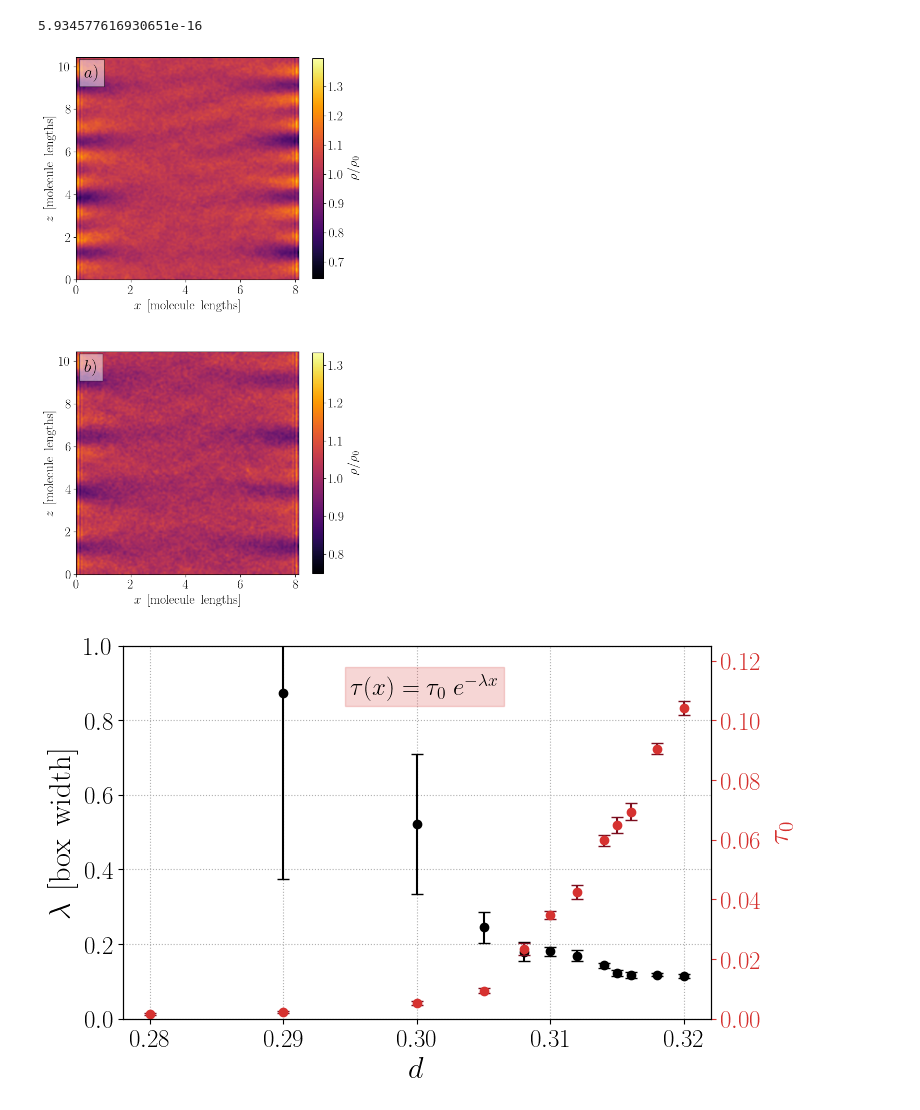
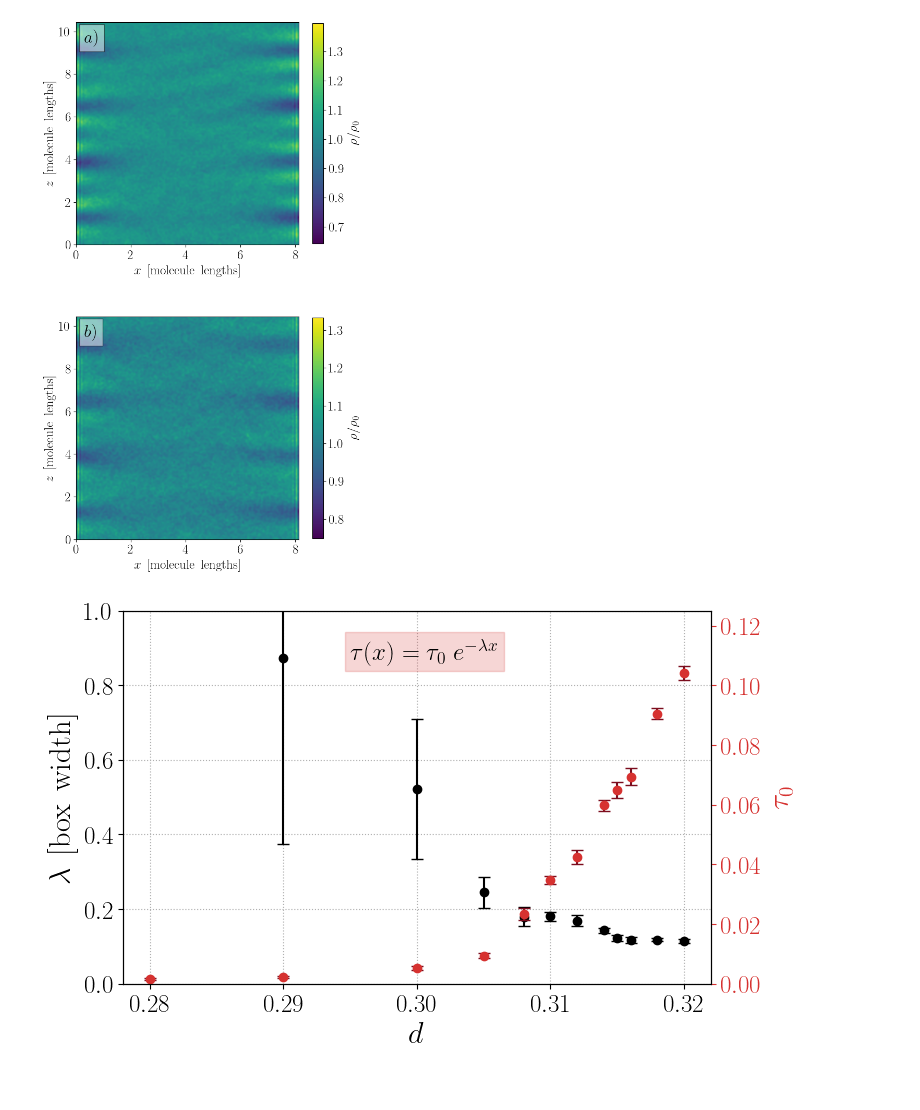
Before and after one commit to smdrzazga/LAMMPS, a Jupyter notebook: plot_printer.ipynb, the cells around one changed output. Drawn from its saved outputs; the diff is of its cells as text; code cells hidden in the pictures.

```diff
--- a/plot_printer.ipynb
+++ b/plot_printer.ipynb
@@ -20,41 +20,32 @@ paths = {
     "example": desktop + r"\LAMMPS_matrices\centers_matrices\centers_screen_bulk_6k_0.32.txt",
     "test": desktop + r"\test.png"
     }
-# %%
-import numpy as np
-
-r = np.power(2, 1/6)
-f = 6*(r**6 - 2) / (r**13)
-
-print(f)
-# %% [output]
-5.934577616930651e-16
 # %%
 # heatmap centers 2z
 # file = paths["matrices_centers"] + "\centers_screen_bulk_6k_0.32.txt"
-file1 = paths["matrices"] + "\centers_screen_bulk_double_z_0.32.txt"
-file2 = paths["matrices"] + "\centers_screen_bulk_double_z_0.312.txt"
-target = paths["images"] + "\centers_double_z.png"
+file1 = paths["matrices_centers"] + "\centers_screen_bulk_double_z_0.32.txt"
+file2 = paths["matrices_centers"] + "\centers_screen_bulk_double_z_0.312.txt"
+# target = paths["images"] + "\centers_double_z.png"
 
 options = {'xlabel': r"$x\:\:[\mathrm{molecule\:\:lengths}]$",
            'ylabel': r"$z\:\:[\mathrm{molecule\:\:lengths}]$",
            'extent': [0, 70/8.62, 0, 90/8.62], 'aspect': 70/90,
-           'cmap': 'inferno', 'cbarlabel': r'$\rho / \rho_0$',
+           'cmap': 'viridis', 'cbarlabel': r'$\rho / \rho_0$',
            'cbarticks': np.arange(0.7, 1.3, 0.1), 'cbarshrink': 0.75}
 
 fig, ax = plt.subplots(2, 1, figsize=(6.6, 12))
 ax[0] = bp.HeatmapPlotter(file1, '', plot_attr=options).plot(fig, ax[0], normalize=True, show=False)
 ax[0].text(0.3, 9.5, r'$a)$', fontsize=24, bbox={'pad': 7, 'alpha': 0.5, 'facecolor': 'white'})
 
 
 options["cbarticks"] = np.arange(0.8, 1.4, 0.1)
 ax[1] = bp.HeatmapPlotter(file2, '', plot_attr=options).plot(fig, ax[1], normalize=True, show=False)
 ax[1].text(0.3, 9.5, r'$b)$', fontsize=24, bbox={'pad': 7, 'alpha': 0.5, 'facecolor': 'white'})
 
-# plt.show()
-plt.savefig(target, dpi=300)
+plt.show()
+# plt.savefig(target, dpi=300)
 # %% [output]
-[figure, old version]
+[figure, new version]
 # %%
 # read correlation data from "smectic_params" file
 x = 150
```
Also changed, not shown: parts of 6 cells of this notebook, 3 other files.
